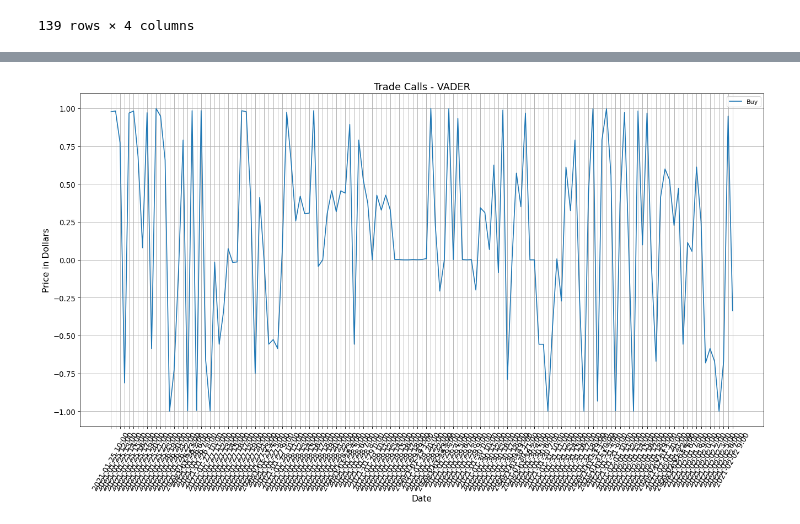
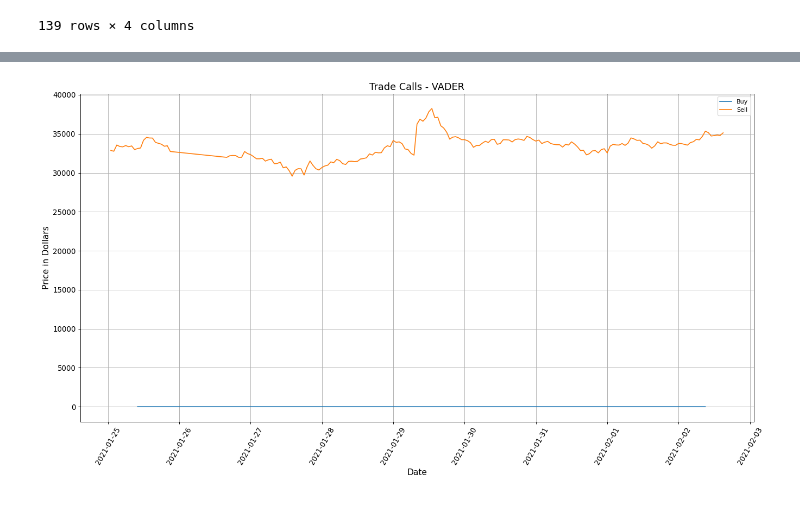
Before and after one commit to RMacW98/FYProject, a Jupyter notebook: Article Streaming/Times Series.ipynb, the cells around one changed output, grey strips where cells are left out. Cells and saved outputs as stored; diff of their text form; code cells hidden in the pictures.

Commit message:
Converted sentiment score to simple moving average

```diff
--- a/Article Streaming/Times Series.ipynb
+++ b/Article Streaming/Times Series.ipynb
@@ -67,0 +95,2 @@ def calculate_extreme_scores(high_headlines, trading_symbol):
+# %%
+prices_df = get_latest_prices('BTC')
@@ -83,3 +118,14 @@ interval_scores
 | 137 | 2021-02-02 7:00 | 0.9477 | 0.0000 | 0.9477 |
 | 138 | 2021-02-02 9:00 | 0.6597 | -0.9968 | -0.3371 |
 139 rows × 4 columns
+# %%
+extreme_scores_df = interval_scores
+# %%
+#extreme_scores_df['pandas_SMA_3'] = extreme_scores_df.iloc[:,1].rolling(window=21).mean()
+
+extreme_scores_df.index =  pd.DatetimeIndex(extreme_scores_df['Date'])
+extreme_scores_df = extreme_scores_df.drop(['Date'], axis=1)
+
+extreme_scores_df = extreme_scores_df.asfreq('H')
+#extreme_scores_df['pandas_SMA_3'] = extreme_scores_df.iloc[:,1].rolling(window=21).mean()
+extreme_scores_df
@@ -85,0 +147,3 @@ interval_scores
+# %%
+extreme_scores_df['SMA'] = extreme_scores_df.final_scores.rolling(window=48,min_periods=1).mean()
+extreme_scores_df
@@ -86,13 +165,14 @@ interval_scores
 # %%
 plt.figure(figsize=(20, 10),dpi=80)
-plt.plot(interval_scores['Date'], interval_scores['final_scores'])
+plt.plot(extreme_scores_df.index,extreme_scores_df['SMA'])
+plt.plot(prices_df['time'],prices_df['close'])
 plt.xlabel('Date',fontsize=14)
 plt.ylabel('Price in Dollars', fontsize = 14)
 plt.xticks(rotation='60',fontsize=12)
 plt.yticks(fontsize=12)
 plt.title('Trade Calls - VADER', fontsize = 16)
 plt.legend(['Buy','Sell','Close'])
 plt.grid()
 plt.show()
 # %% [output]
-[figure, old version]
+[figure, new version]
```
Also changed, not shown: parts of 13 cells of this notebook, 2 other files.
